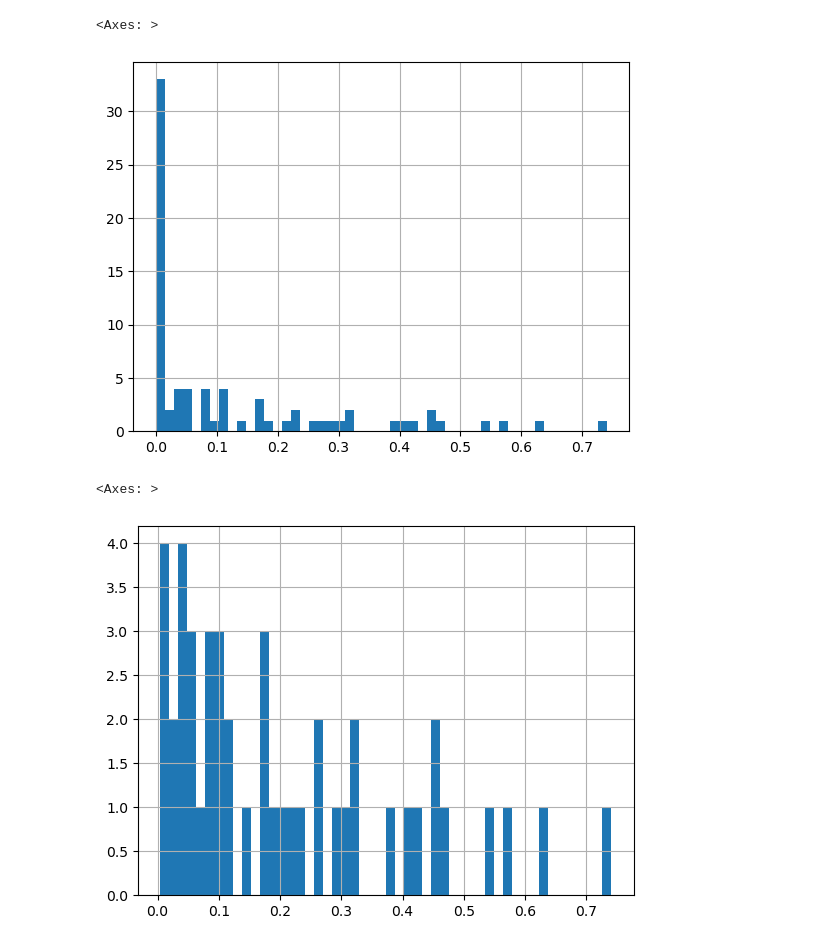
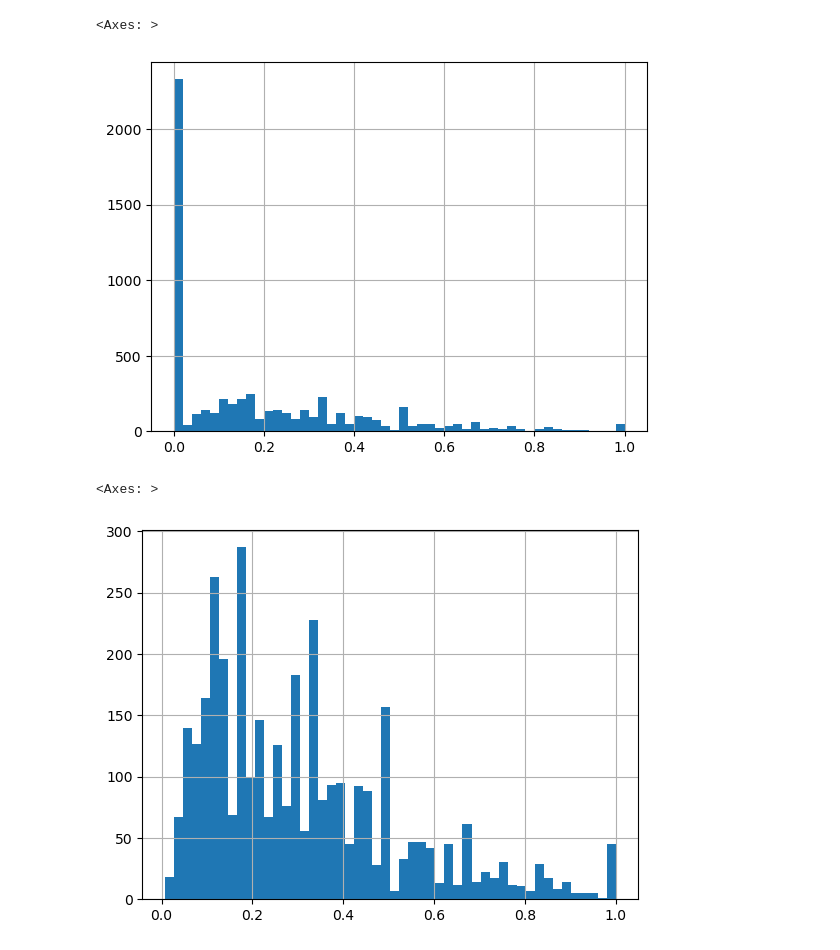
Before and after one commit to nissimranade/Multinomial_EM, a Jupyter notebook: notebooks/tumor_specific_variant_analysis.ipynb, the cells around one changed output. Saved outputs shown, nothing was run; the diff lists cells and outputs as text; code cells hidden in the pictures.

Commit message:
Looking specifically at higher frequency tumor variants

```diff
--- a/notebooks/tumor_specific_variant_analysis.ipynb
+++ b/notebooks/tumor_specific_variant_analysis.ipynb
@@ -275,7 +246,7 @@ for p in unique_positions:
     df = pos_groups.get_group((p[0], p[1]))
     r_count = df["ref_count"].sum()
     a_count = df["alt_count"].sum()
-    tot = r_count + a_count
+    tot = df["total_count"].sum()
     row_list.append({
         "chrom": p[0],
         "pos": p[1],
@@ -320,10 +280,10 @@ high[high["chrom"]=="chr4"].sort_values(by="variant_frequency", ascending=False)
 # %%
-tumor_variant_summary[tumor_variant_summary["total_count"] > 20]["variant_frequency"].hist(bins=50)
+tumor_variant_summary[tumor_variant_summary["total_count"] > 5]["variant_frequency"].hist(bins=50)
 # %% [output]
 <Axes: >
-[figure, old version]
+[figure, new version]
 # %%
-tumor_variant_summary[(tumor_variant_summary["variant_frequency"]!=0) & (tumor_variant_summary["total_count"] > 20)]["variant_frequency"].hist(bins=50)
+tumor_variant_summary[(tumor_variant_summary["variant_frequency"]!=0) & (tumor_variant_summary["total_count"] > 5)]["variant_frequency"].hist(bins=50)
 # %% [output]
 <Axes: >
-[figure, old version]
+[figure, new version]
```
Also changed, not shown: parts of 25 cells of this notebook.
